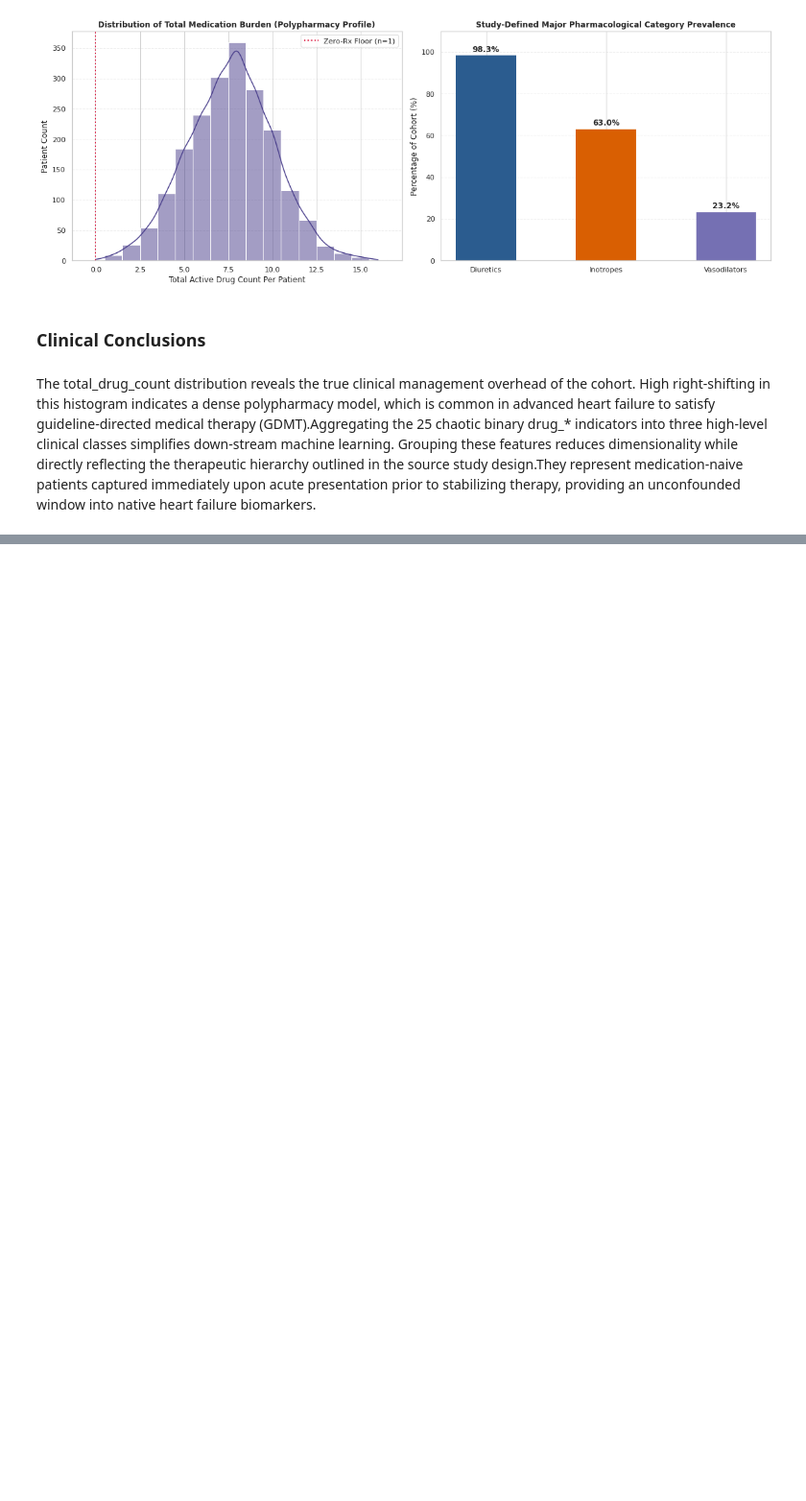
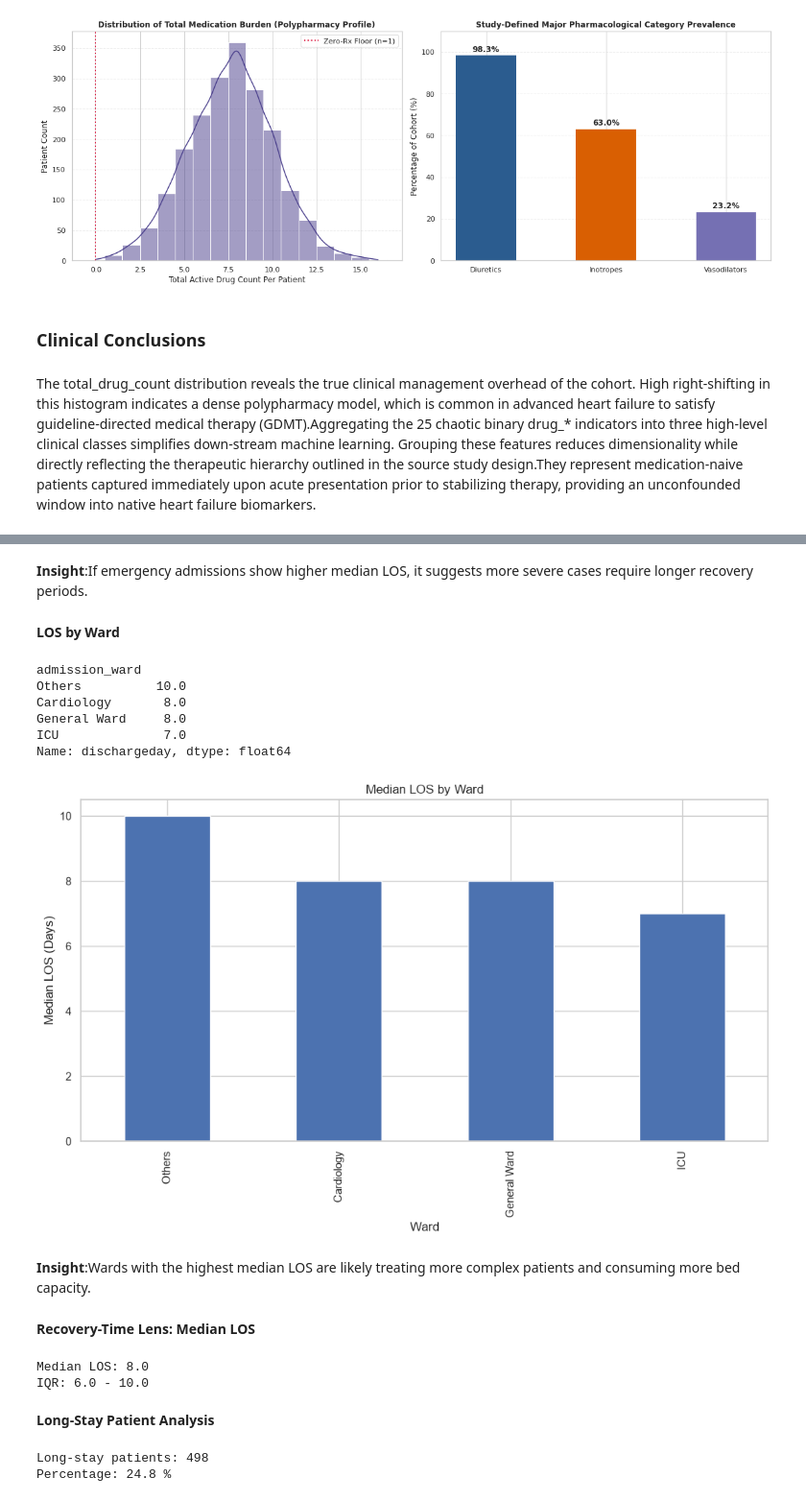
Before and after one commit to shraddhaparakh/Team11_PyInsights_Python-Hackathon-_SEP2026, a Jupyter notebook: Team11_PyInsights_2. Descriptive Analysis .ipynb, the cells around one changed output, grey strips where cells are left out. Shown at 96% size. Saved outputs shown, nothing was run; the diff lists cells and outputs as text; code cells hidden in the pictures; blank space fills up the shorter version.

```diff
--- a/Team11_PyInsights_2. Descriptive Analysis .ipynb
+++ b/Team11_PyInsights_2. Descriptive Analysis .ipynb
@@ -880,0 +916,59 @@ The total_drug_count distribution reveals the true clinical management overhead
+# %% [markdown]
+**Insight**:If emergency admissions show higher median LOS, it suggests more severe cases require longer recovery periods.
+# %% [markdown]
+**LOS by Ward**
+# %%
+ward_los = (
+df.groupby("admission_ward")["dischargeday"]
+.median()
+.sort_values(ascending=False)
+)
+
+print(ward_los)
+
+plt.figure(figsize=(12,6))
+
+ward_los.plot(kind="bar")
+
+plt.title("Median LOS by Ward")
+plt.ylabel("Median LOS (Days)")
+plt.xlabel("Ward")
+
+plt.show()
+# %% [output]
+admission_ward
+Others          10.0
+Cardiology       8.0
+General Ward     8.0
+ICU              7.0
+Name: dischargeday, dtype: float64
+[figure, added]
+# %% [markdown]
+**Insight**:Wards with the highest median LOS are likely treating more complex patients and consuming more bed capacity.
+# %% [markdown]
+**Recovery-Time Lens: Median LOS**
+# %%
+los = df["dischargeday"].dropna()
+
+median_los = los.median()
+q1 = los.quantile(0.25)
+q3 = los.quantile(0.75)
+
+print("Median LOS:", round(median_los, 1))
+print("IQR:", round(q1,1), "-", round(q3,1))
+# %% [output]
+Median LOS: 8.0
+IQR: 6.0 - 10.0
+# %% [markdown]
+**Long-Stay Patient Analysis**
+# %%
+threshold = df["dischargeday"].quantile(0.75)
+
+long_stay = df[df["dischargeday"] > threshold]
+
+print("Long-stay patients:", len(long_stay))
+print("Percentage:",
+round(len(long_stay)/len(df)*100,2), "%")
+# %% [output]
+Long-stay patients: 498
+Percentage: 24.8 %
```
Also changed, not shown: parts of 38 cells of this notebook.
